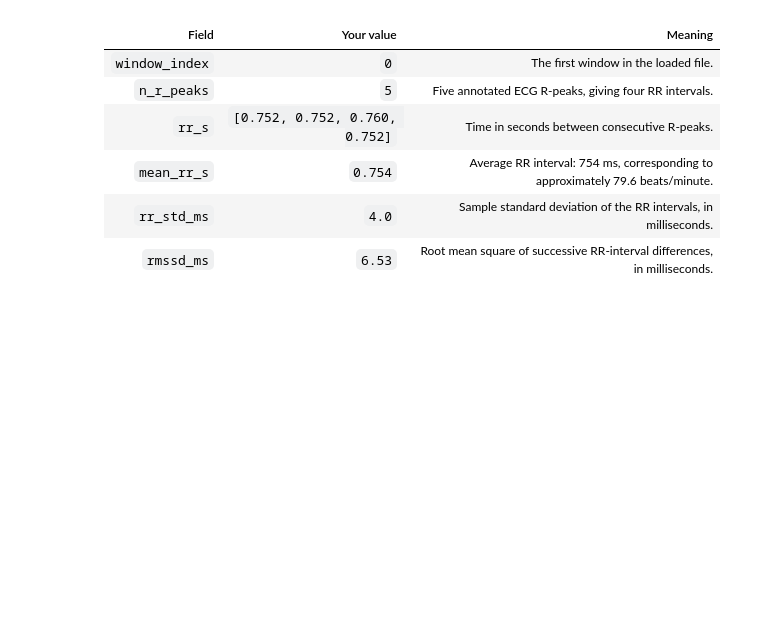
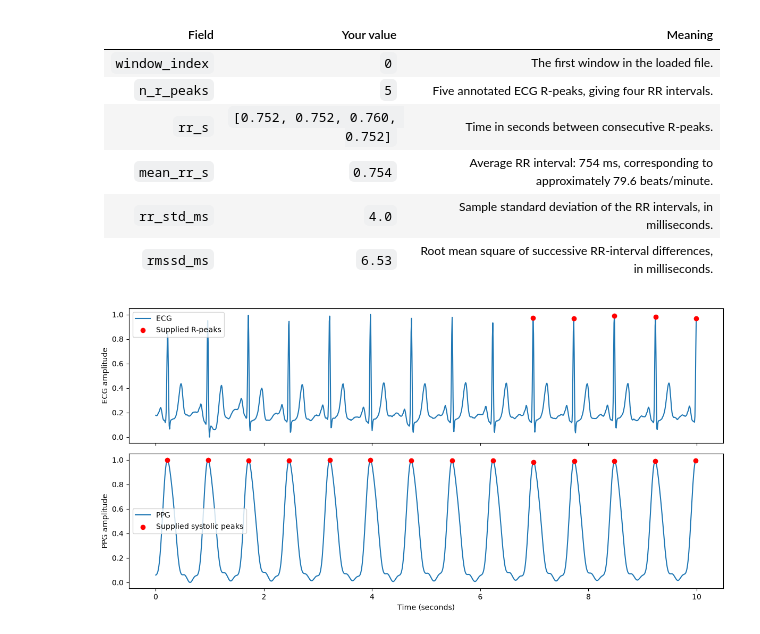
Before and after one commit to moraesand/HRV-BP-Correlation-Project, a Jupyter notebook: Planning.ipynb, the cells around one changed output. Cells and saved outputs as stored; diff of their text form; code cells hidden in the pictures; blank space fills up the shorter version.

Commit message:
diagnosing problem w/ window 0

```diff
--- a/Planning.ipynb
+++ b/Planning.ipynb
@@ -146,3 +145,41 @@ print(features)
 | `mean_rr_s` | `0.754` | Average RR interval: 754 ms, corresponding to approximately 79.6 beats/minute. |
 | `rr_std_ms` | `4.0` | Sample standard deviation of the RR intervals, in milliseconds. |
 | `rmssd_ms` | `6.53` | Root mean square of successive RR-interval differences, in milliseconds. |
+# %%
+'''
+issue with window 0
+- r peaks are not correctly identifed;
+-
+'''
+i = 0
+fs = 125
+windows = data["Subj_Wins"]
+
+ecg = windows["ECG_F"][i][0]
+ppg = windows["PPG_F"][i][0]
+
+# Assuming MATLAB's 1-based sample indices
+r_idx = windows["ECG_RPeaks"][i][0].astype(int) - 1
+p_idx = windows["PPG_SPeaks"][i][0].astype(int) - 1
+
+t = np.arange(len(ecg)) / fs
+
+fig, axes = plt.subplots(2, 1, figsize=(12, 6), sharex=True)
+
+axes[0].plot(t, ecg, label="ECG")
+axes[0].scatter(t[r_idx], ecg[r_idx], color="red",
+                label="Supplied R-peaks", zorder=3)
+axes[0].set_ylabel("ECG amplitude")
+axes[0].legend()
+
+axes[1].plot(t, ppg, label="PPG")
+axes[1].scatter(t[p_idx], ppg[p_idx], color="red",
+                label="Supplied systolic peaks", zorder=3)
+axes[1].set_ylabel("PPG amplitude")
+axes[1].set_xlabel("Time (seconds)")
+axes[1].legend()
+
+plt.tight_layout()
+plt.show()
+# %% [output]
+[figure, added]
```
Also changed, not shown: parts of 2 cells of this notebook.
